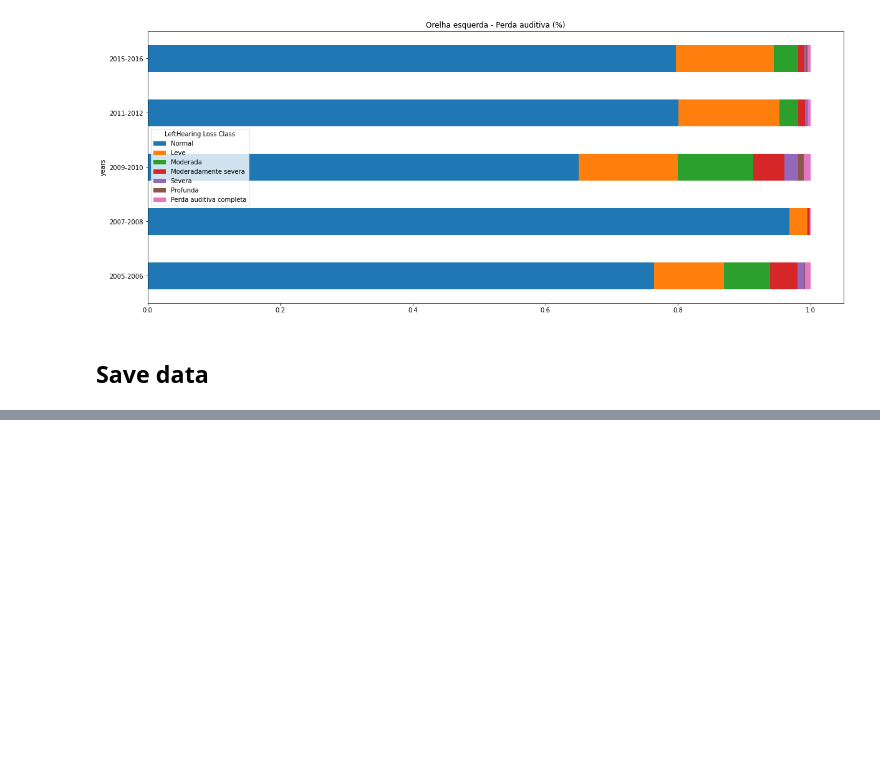
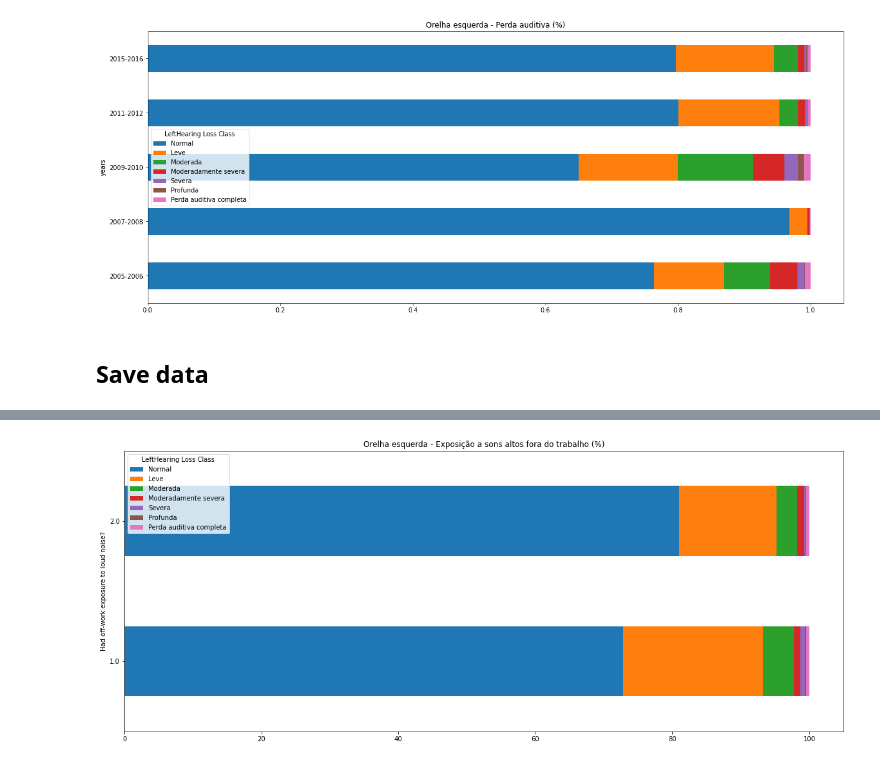
Before and after one commit to juliatessler/datascience4health-2021, a Jupyter notebook: notebooks/NHANES - Data Preparation.ipynb, the cells around one changed output, grey strips where cells are left out. Cells and saved outputs as stored; diff of their text form; code cells hidden in the pictures; blank space fills up the shorter version.

```diff
--- a/notebooks/NHANES - Data Preparation.ipynb
+++ b/notebooks/NHANES - Data Preparation.ipynb
@@ -1007,0 +1029,10 @@ df_left.to_csv('../data/processed/left_clean.csv')
+# %%
+# Get count of each year by classification
+df_left_by_class = df_left[df_left['Had off-work exposure to loud noise?'] < 9].groupby(['Had off-work exposure to loud noise?', 'LeftHearing Loss Class']).size().reset_index().pivot(columns='LeftHearing Loss Class', index= 'Had off-work exposure to loud noise?', values=0)
+# Calculating percentage by year
+df_left_by_class_percentage = df_left_by_class.div(df_left_by_class.sum(axis=1), axis=0) * 100
+# Reordering columns
+df_left_by_class_percentage = df_left_by_class_percentage[classification_order]
+left_exposure_off_work = df_left_by_class_percentage.plot(kind='barh', stacked=True, figsize=(20,8)).set_title('Orelha esquerda - Exposição a sons altos fora do trabalho (%)');
+# %% [output]
+[figure, added]
```
Also changed, not shown: parts of 23 cells of this notebook, 9 other files.
